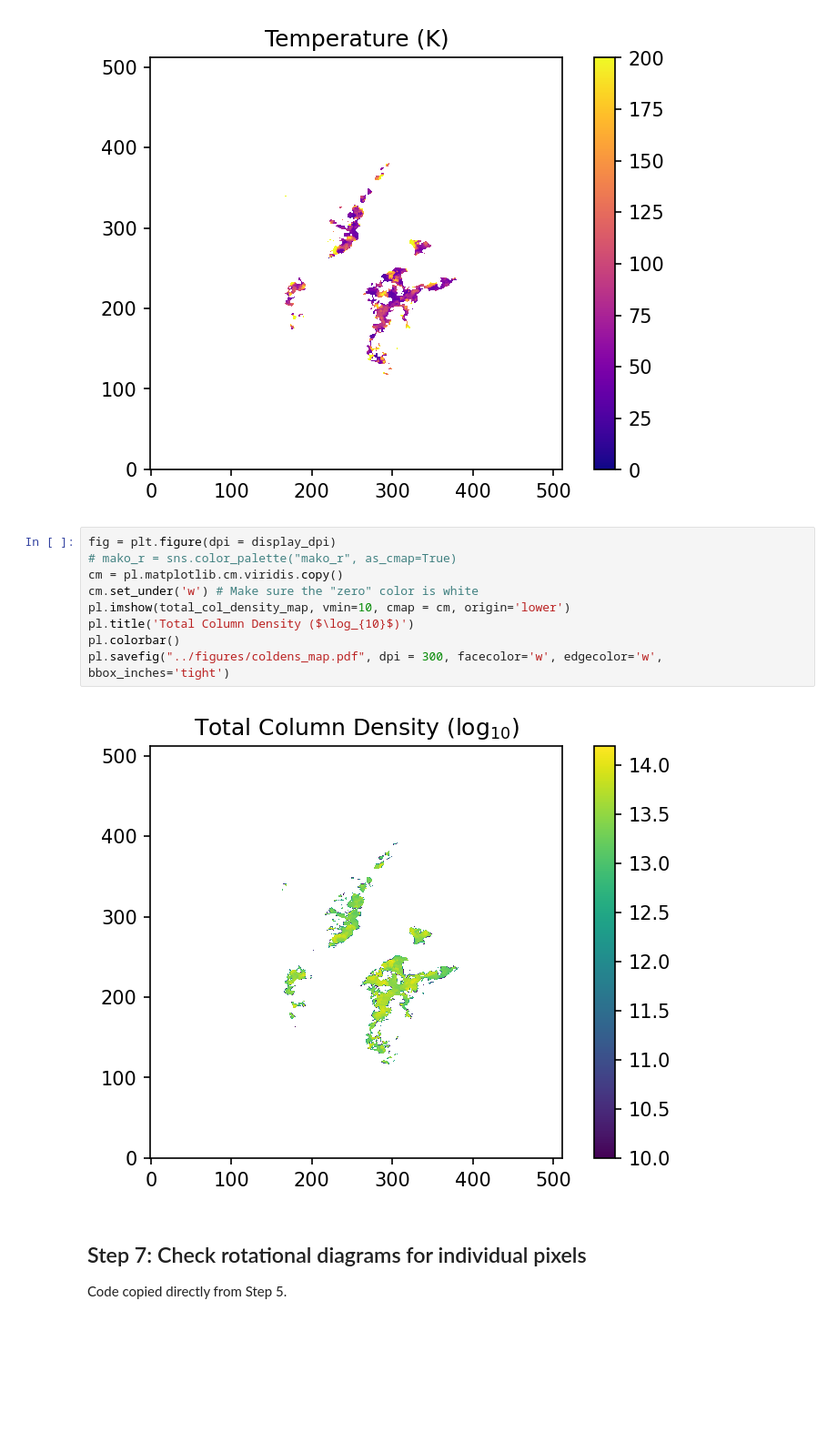
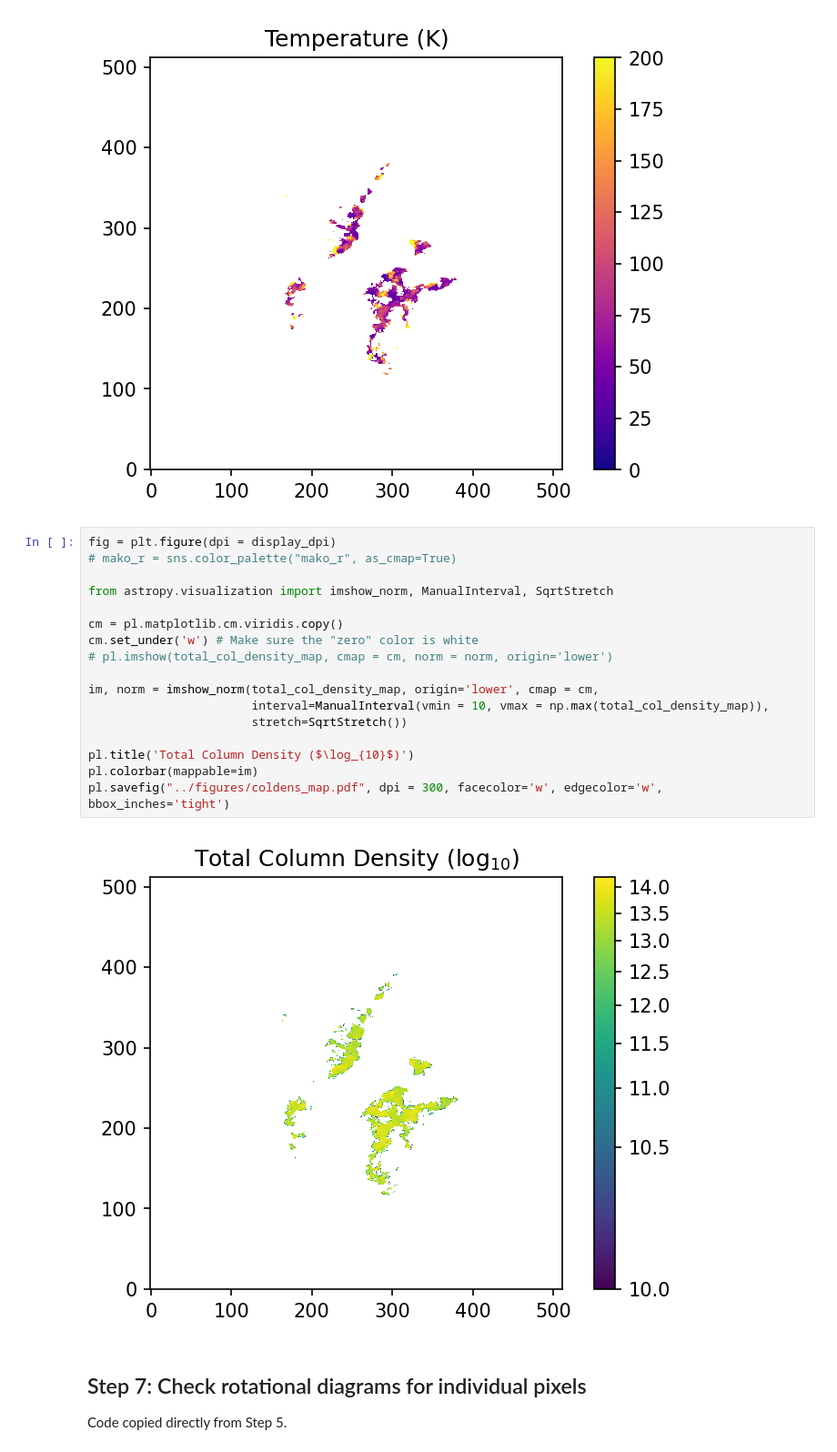
Before and after one commit to abulatek/brick, a Jupyter notebook: first_results/temperature_map/TemperatureMap_v1.ipynb, the cells around one changed output. Shown at 91% size. Cells and saved outputs as stored; diff of their text form; blank space fills up the shorter version.

```diff
--- a/first_results/temperature_map/TemperatureMap_v1.ipynb
+++ b/first_results/temperature_map/TemperatureMap_v1.ipynb
@@ -284,14 +284,22 @@ pl.savefig("../figures/temp_map.pdf", dpi = 300, facecolor='w', edgecolor='w', b
 # %%
 fig = plt.figure(dpi = display_dpi)
 # mako_r = sns.color_palette("mako_r", as_cmap=True)
+
+from astropy.visualization import imshow_norm, ManualInterval, SqrtStretch
+
 cm = pl.matplotlib.cm.viridis.copy()
 cm.set_under('w') # Make sure the "zero" color is white
-pl.imshow(total_col_density_map, vmin=10, cmap = cm, origin='lower')
+# pl.imshow(total_col_density_map, cmap = cm, norm = norm, origin='lower')
+
+im, norm = imshow_norm(total_col_density_map, origin='lower', cmap = cm,
+                       interval=ManualInterval(vmin = 10, vmax = np.max(total_col_density_map)),
+                       stretch=SqrtStretch())
+
 pl.title('Total Column Density ($\log_{10}$)')
-pl.colorbar()
+pl.colorbar(mappable=im)
 pl.savefig("../figures/coldens_map.pdf", dpi = 300, facecolor='w', edgecolor='w', bbox_inches='tight')
 # %% [output]
-[figure, old version]
+[figure, new version]
 # %% [markdown]
 ## Step 7: Check rotational diagrams for individual pixels
 Code copied directly from Step 5.
```
Also changed, not shown: 1 other file.
